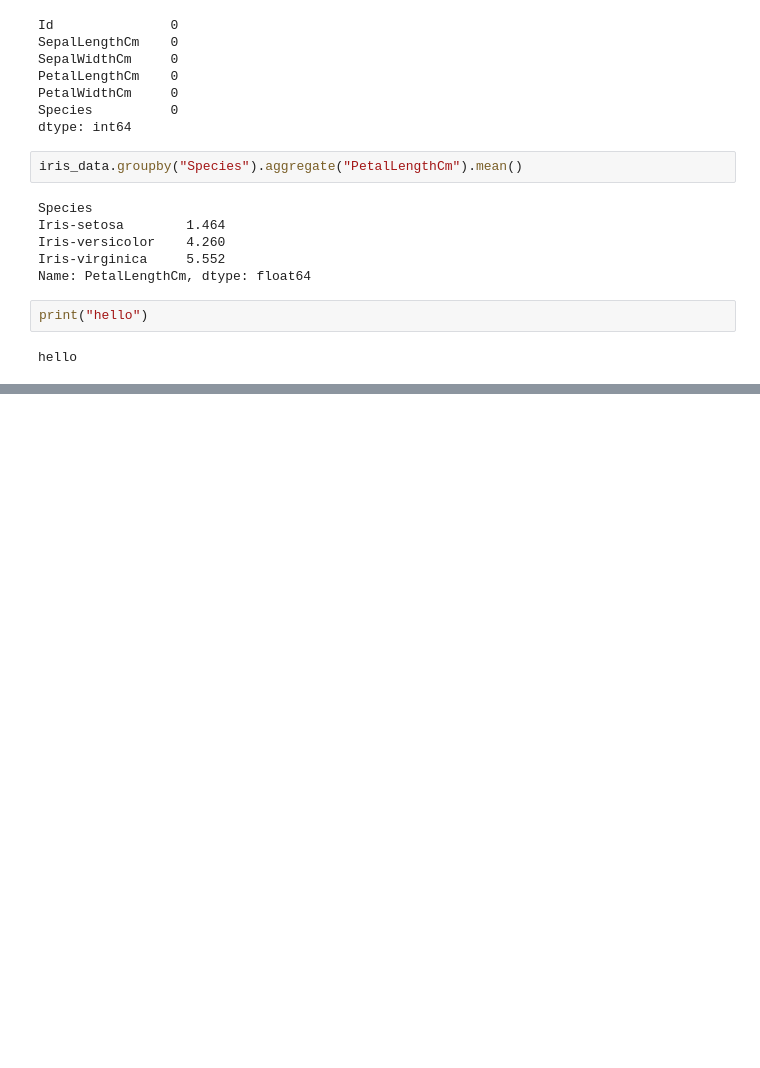
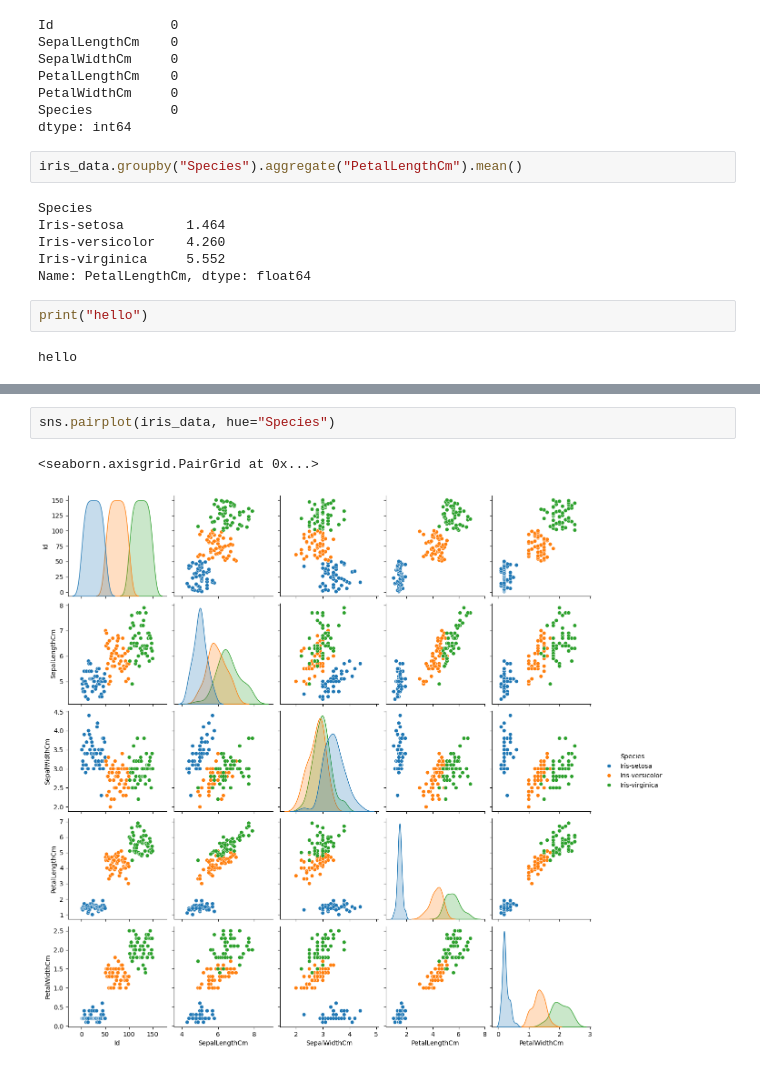
Before and after one commit to Himmu5/data-analysis, a Jupyter notebook: notebooks/iris_analysis.ipynb, the cells around one changed output, grey strips where cells are left out. Cells and saved outputs as stored; diff of their text form; blank space fills up the shorter version.

```diff
--- a/notebooks/iris_analysis.ipynb
+++ b/notebooks/iris_analysis.ipynb
@@ -100,0 +132,5 @@ hello
+# %%
+sns.pairplot(iris_data, hue="Species")
+# %% [output]
+<seaborn.axisgrid.PairGrid at 0x...>
+[figure, added]
```
Also changed, not shown: parts of 4 cells of this notebook.
